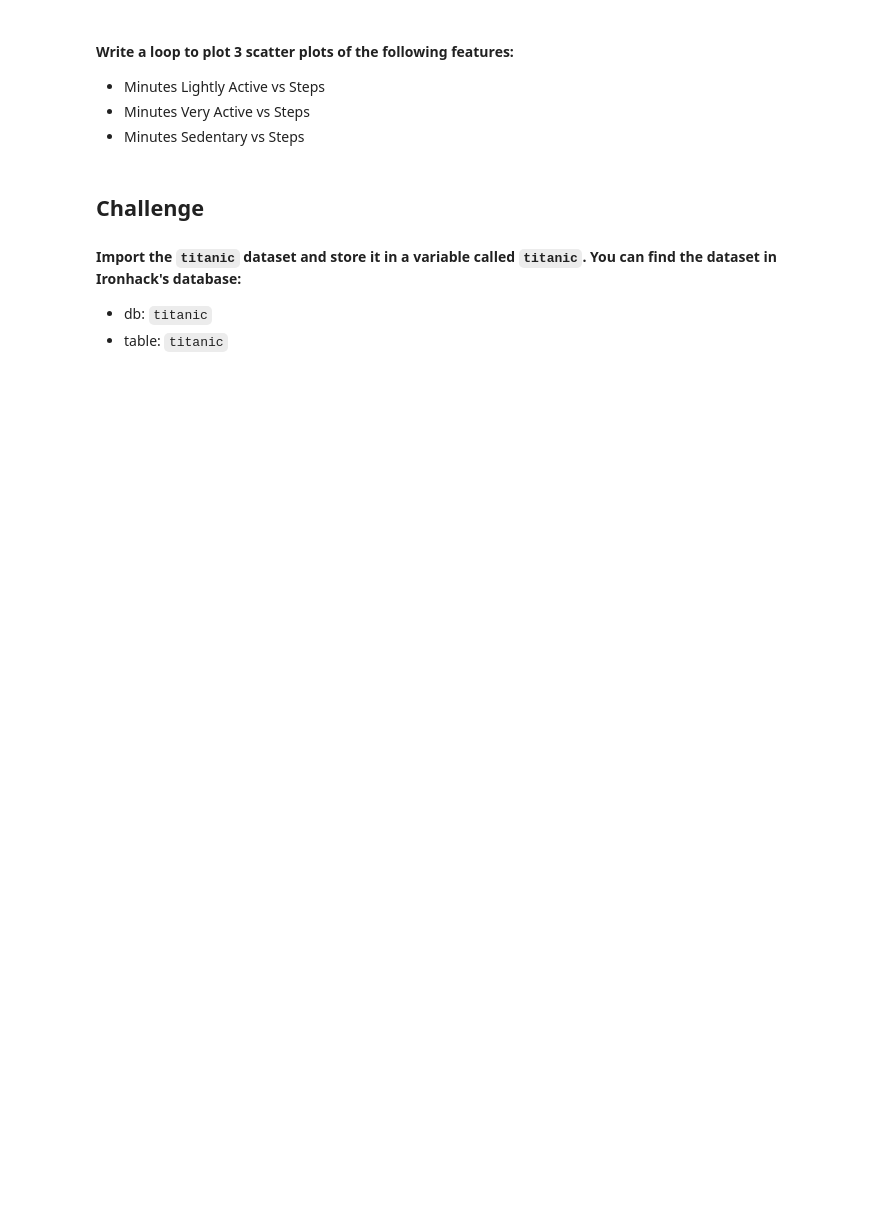
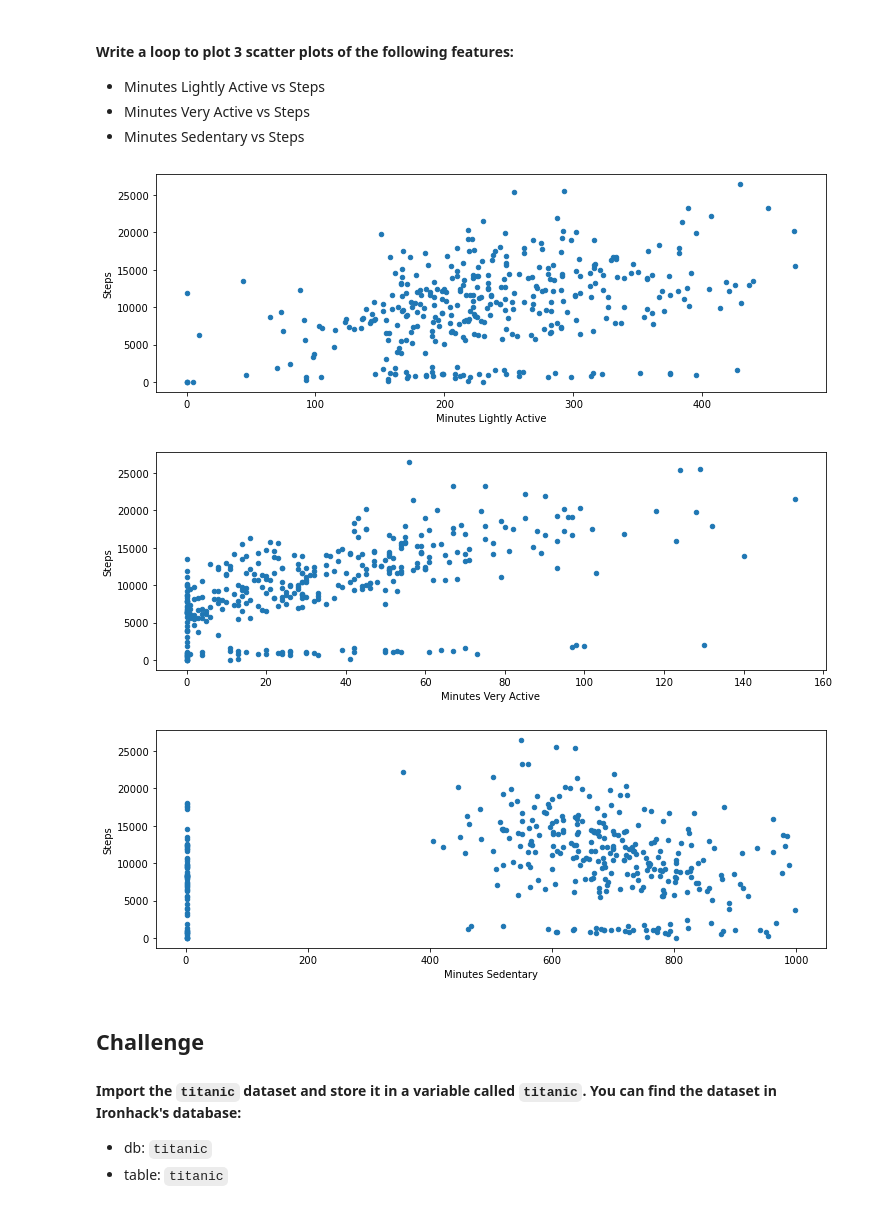
Before and after one commit to Ironhack-Data-Madrid-Mayo-2022/5.2-lab-matplotlib-seaborn, a Jupyter notebook: your-code/main.ipynb, the cells around one changed output. Saved outputs shown, nothing was run; the diff lists cells and outputs as text; code cells hidden in the pictures; blank space fills up the shorter version.

```diff
--- a/your-code/main.ipynb
+++ b/your-code/main.ipynb
@@ -42,3 +87,11 @@ How the average number of steps change by month. Use the appropriate visualizati
+# %%
+lst = ['Minutes Lightly Active', 'Minutes Very Active', 'Minutes Sedentary' ]
+for e in lst:
+        fitbit.plot.scatter(e, 'Steps')
+# %% [output]
+[figure, added]
+[figure, added]
+[figure, added]
 # %% [markdown]
 ## Challenge
 
```
Also changed, not shown: parts of 42 cells of this notebook.
